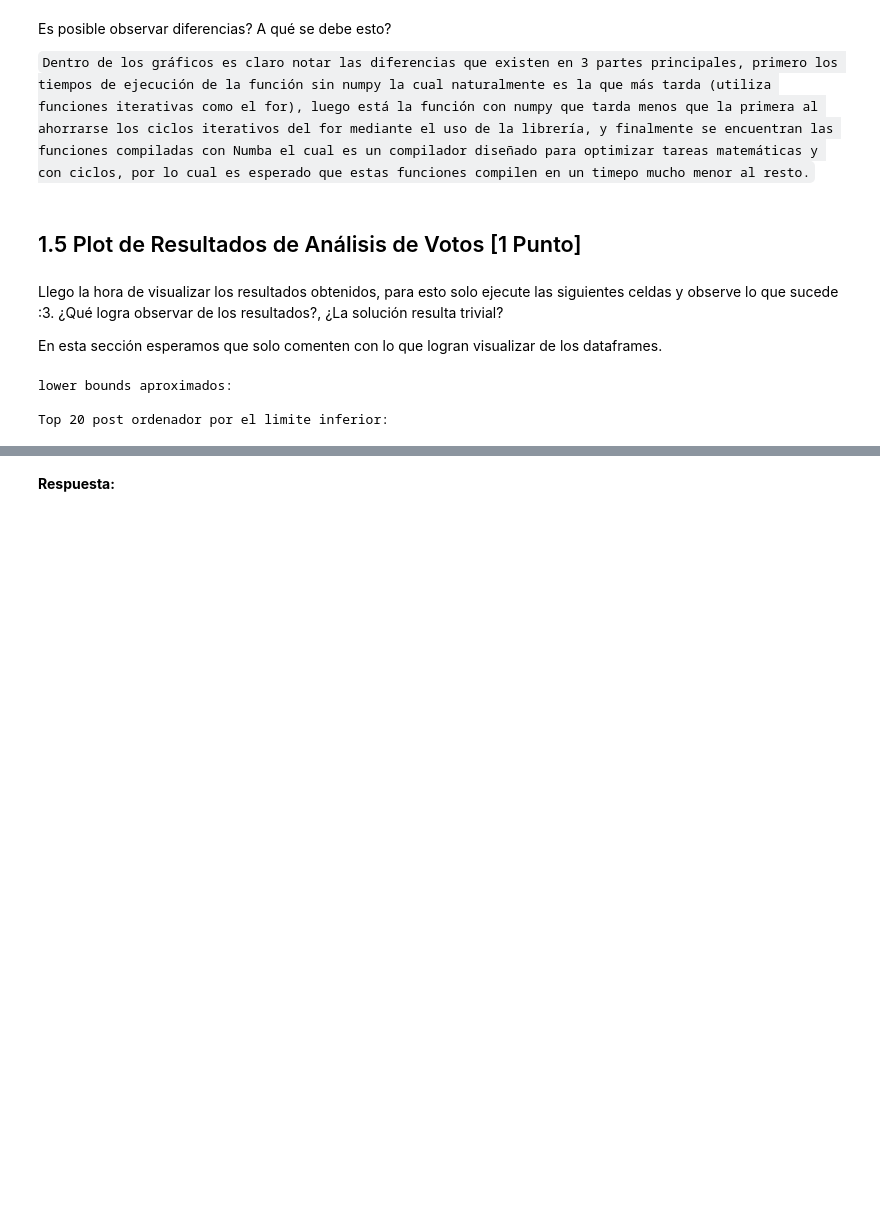
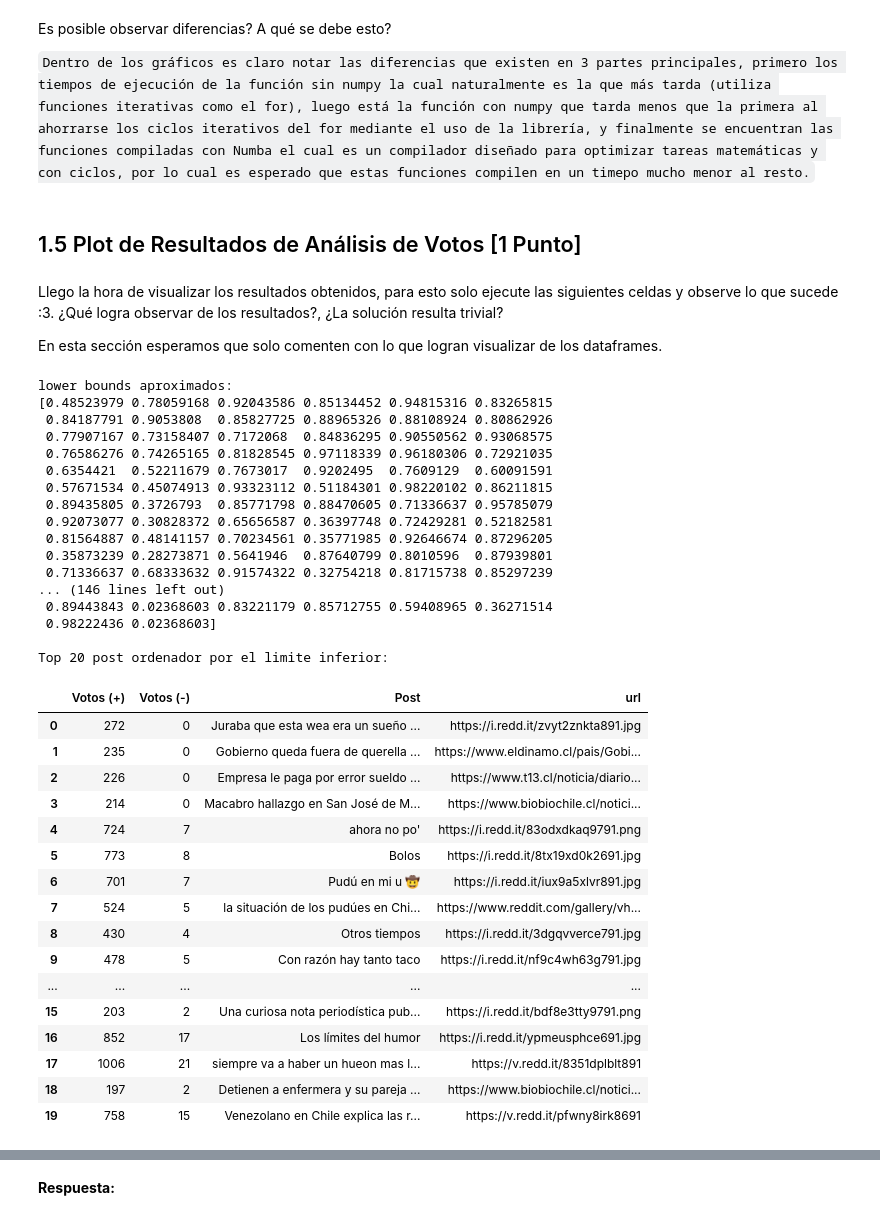
Before and after one commit to ngatica/LaboratoriosMDS, a Jupyter notebook: Laboratorio9_Enunciado.ipynb, the cells around one changed output, grey strips where cells are left out. Saved outputs shown, nothing was run; the diff lists cells and outputs as text; code cells hidden in the pictures; blank space fills up the shorter version.

```diff
--- a/Laboratorio9_Enunciado.ipynb
+++ b/Laboratorio9_Enunciado.ipynb
@@ -513,23 +539,56 @@ En esta sección esperamos que solo comenten con lo que logran visualizar de los
 # %%
 votos = votes[len(votes) - 1]
 posteo = post[len(post) - 1]
 print("lower bounds aproximados:")
 posterior_mean, std_err = intervalos_numpy(votos[:, 0], votos[:, 1])
 lb = posterior_mean - std_err
+print(lb)
 print("\nTop 20 post ordenador por el limite inferior:\n")
 order = np.argsort(-lb)
 vote_post = {
     'Votos (+)': votos[order[:20], 0],
     'Votos (-)': votos[order[:20], 1],
     'Post': np.array(posteo)[order[:20]],
     'url': np.array(url[len(url) - 1])[order[:20]]
 }
 df = pd.DataFrame(data=vote_post)
 ordered_post = df.Post
+df
 # %% [output]
 lower bounds aproximados:
+[0.48523979 0.78059168 0.92043586 0.85134452 0.94815316 0.83265815
+ 0.84187791 0.9053808  0.85827725 0.88965326 0.88108924 0.80862926
+ 0.77907167 0.73158407 0.7172068  0.84836295 0.90550562 0.93068575
+ 0.76586276 0.74265165 0.81828545 0.97118339 0.96180306 0.72921035
+ 0.6354421  0.52211679 0.7673017  0.9202495  0.7609129  0.60091591
+ 0.57671534 0.45074913 0.93323112 0.51184301 0.98220102 0.86211815
+ 0.89435805 0.3726793  0.85771798 0.88470605 0.71336637 0.95785079
+ 0.92073077 0.30828372 0.65656587 0.36397748 0.72429281 0.52182581
+ 0.81564887 0.48141157 0.70234561 0.35771985 0.92646674 0.87296205
+ 0.35873239 0.28273871 0.5641946  0.87640799 0.8010596  0.87939801
+ 0.71336637 0.68333632 0.91574322 0.32754218 0.81715738 0.85297239
+... (146 lines left out)
+ 0.89443843 0.02368603 0.83221179 0.85712755 0.59408965 0.36271514
+ 0.98222436 0.02368603]
 
 Top 20 post ordenador por el limite inferior:
+|  | Votos (+) | Votos (-) | Post | url |
+| 0 | 272 | 0 | Juraba que esta wea era un sueño ... | https://i.redd.it/zvyt2znkta891.jpg |
+| 1 | 235 | 0 | Gobierno queda fuera de querella ... | https://www.eldinamo.cl/pais/Gobi... |
+| 2 | 226 | 0 | Empresa le paga por error sueldo ... | https://www.t13.cl/noticia/diario... |
+| 3 | 214 | 0 | Macabro hallazgo en San José de M... | https://www.biobiochile.cl/notici... |
+| 4 | 724 | 7 | ahora no po' | https://i.redd.it/83odxdkaq9791.png |
+| 5 | 773 | 8 | Bolos | https://i.redd.it/8tx19xd0k2691.jpg |
+| 6 | 701 | 7 | Pudú en mi u 🤠 | https://i.redd.it/iux9a5xlvr891.jpg |
+| 7 | 524 | 5 | la situación de los pudúes en Chi... | https://www.reddit.com/gallery/vh... |
+| 8 | 430 | 4 | Otros tiempos | https://i.redd.it/3dgqvverce791.jpg |
+| 9 | 478 | 5 | Con razón hay tanto taco | https://i.redd.it/nf9c4wh63g791.jpg |
+| ... | ... | ... | ... | ... |
+| 15 | 203 | 2 | Una curiosa nota periodística pub... | https://i.redd.it/bdf8e3tty9791.png |
+| 16 | 852 | 17 | Los límites del humor | https://i.redd.it/ypmeusphce691.jpg |
+| 17 | 1006 | 21 | siempre va a haber un hueon mas l... | https://v.redd.it/8351dplblt891 |
+| 18 | 197 | 2 | Detienen a enfermera y su pareja ... | https://www.biobiochile.cl/notici... |
+| 19 | 758 | 15 | Venezolano en Chile explica las r... | https://v.redd.it/pfwny8irk8691 |
 # %%
 r_order = order[::-1][-20:]
 data_dic = {
```
Also changed, not shown: parts of 14 cells of this notebook.
